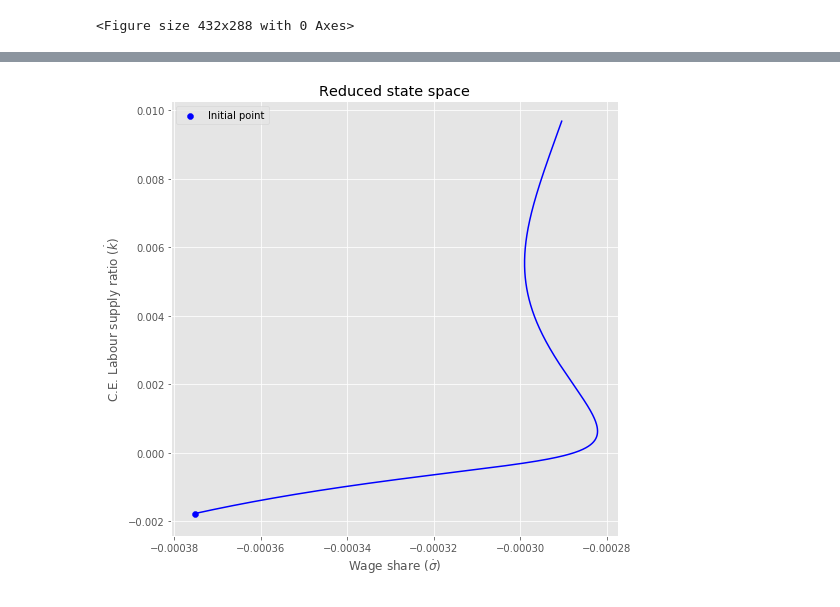
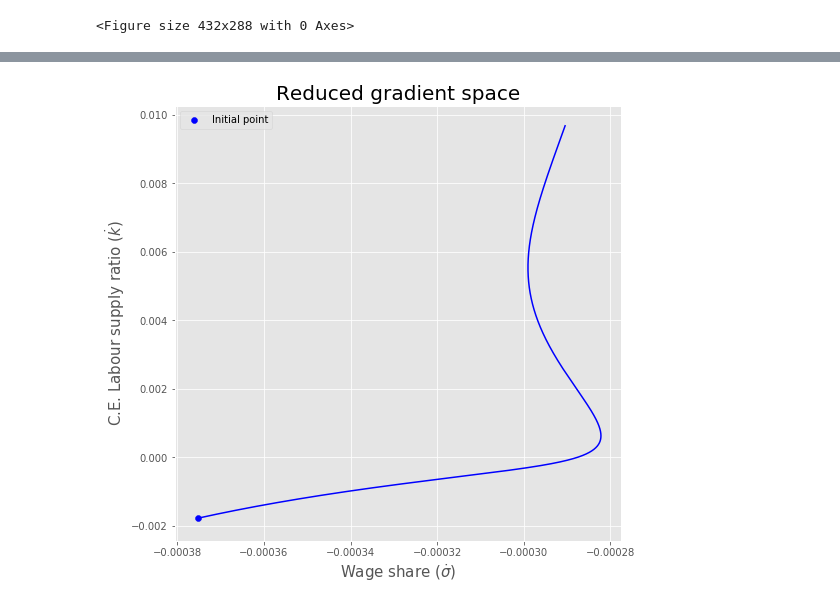
Before and after one commit to moreira-matheus/kalecki, a Jupyter notebook: ribeiro-palludeto/three-variable-model.ipynb, the cells around one changed output, grey strips where cells are left out. Cells and saved outputs as stored; diff of their text form; code cells hidden in the pictures.

```diff
--- a/ribeiro-palludeto/three-variable-model.ipynb
+++ b/ribeiro-palludeto/three-variable-model.ipynb
@@ -206,15 +206,15 @@ plt.show()
 # %%
 fig, ax = plt.subplots(figsize=(8,8))
 
 ax.plot(list_sigma_dot,list_k_dot, color='blue')
 ax.scatter(list_sigma_dot[0],list_k_dot[0],marker='o',color='blue',alpha=1.0,label='Initial point')
 
-ax.set_title('Reduced state space')
-ax.set_xlabel('Wage share ($\dot\sigma$)')
-ax.set_ylabel('C.E. Labour supply ratio ($\dot k$)')
+ax.set_title('Reduced gradient space', fontsize=20)
+ax.set_xlabel('Wage share ($\dot\sigma$)', fontsize=15)
+ax.set_ylabel('C.E. Labour supply ratio ($\dot k$)', fontsize=15)
 
 ax.legend()
 
 plt.show()
 # %% [output]
-[figure, old version]
+[figure, new version]
```
Also changed, not shown: parts of 4 cells of this notebook, 1 other file.
